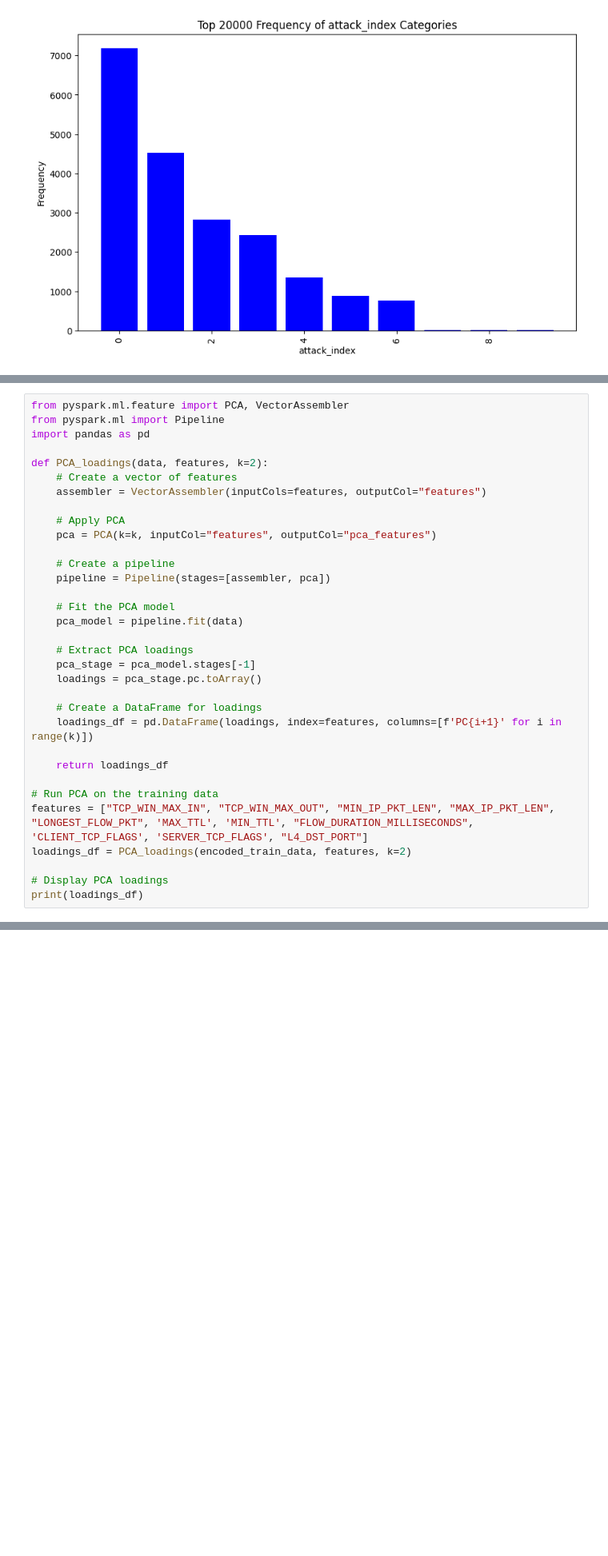
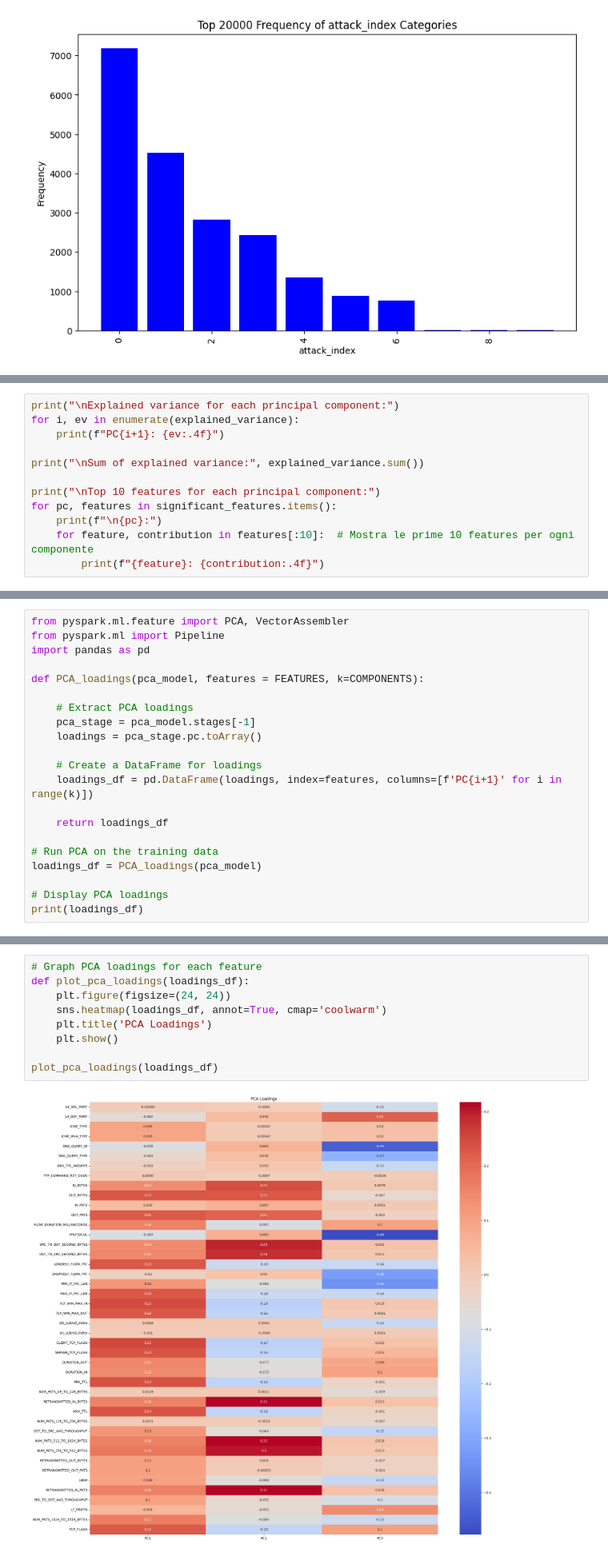
Before and after one commit to PtrTella/BigDataProject, a Jupyter notebook: project.ipynb, the cells around one changed output, grey strips where cells are left out. Shown at 80% size. Drawn from its saved outputs; the diff is of its cells as text; blank space fills up the shorter version.

```diff
--- a/project.ipynb
+++ b/project.ipynb
@@ -487,0 +538,12 @@ plt.show()
+# %%
+print("\nExplained variance for each principal component:")
+for i, ev in enumerate(explained_variance):
+    print(f"PC{i+1}: {ev:.4f}")
+
+print("\nSum of explained variance:", explained_variance.sum())
+
+print("\nTop 10 features for each principal component:")
+for pc, features in significant_features.items():
+    print(f"\n{pc}:")
+    for feature, contribution in features[:10]:  # Mostra le prime 10 features per ogni componente
+        print(f"{feature}: {contribution:.4f}")
@@ -490,18 +598,7 @@ from pyspark.ml.feature import PCA, VectorAssembler
 from pyspark.ml import Pipeline
 import pandas as pd
 
-def PCA_loadings(data, features, k=2):
-    # Create a vector of features
-    assembler = VectorAssembler(inputCols=features, outputCol="features")
-
-    # Apply PCA
-    pca = PCA(k=k, inputCol="features", outputCol="pca_features")
-
-    # Create a pipeline
-    pipeline = Pipeline(stages=[assembler, pca])
-
-    # Fit the PCA model
-    pca_model = pipeline.fit(data)
+def PCA_loadings(pca_model, features = FEATURES, k=COMPONENTS):
 
     # Extract PCA loadings
     pca_stage = pca_model.stages[-1]
@@ -513,8 +610,7 @@ def PCA_loadings(data, features, k=2):
     return loadings_df
 
 # Run PCA on the training data
-features = ["TCP_WIN_MAX_IN", "TCP_WIN_MAX_OUT", "MIN_IP_PKT_LEN", "MAX_IP_PKT_LEN", "LONGEST_FLOW_PKT", 'MAX_TTL', 'MIN_TTL', "FLOW_DURATION_MILLISECONDS", 'CLIENT_TCP_FLAGS', 'SERVER_TCP_FLAGS', "L4_DST_PORT"]
-loadings_df = PCA_loadings(encoded_train_data, features, k=2)
+loadings_df = PCA_loadings(pca_model)
 
 # Display PCA loadings
 print(loadings_df)
@@ -533,0 +635,11 @@ L4_DST_PORT                 0.000767  0.558456
+# %%
+# Graph PCA loadings for each feature
+def plot_pca_loadings(loadings_df):
+    plt.figure(figsize=(24, 24))
+    sns.heatmap(loadings_df, annot=True, cmap='coolwarm')
+    plt.title('PCA Loadings')
+    plt.show()
+
+plot_pca_loadings(loadings_df)
+# %% [output]
+[figure, added]
```
Also changed, not shown: parts of 14 cells of this notebook, 1 other file.
